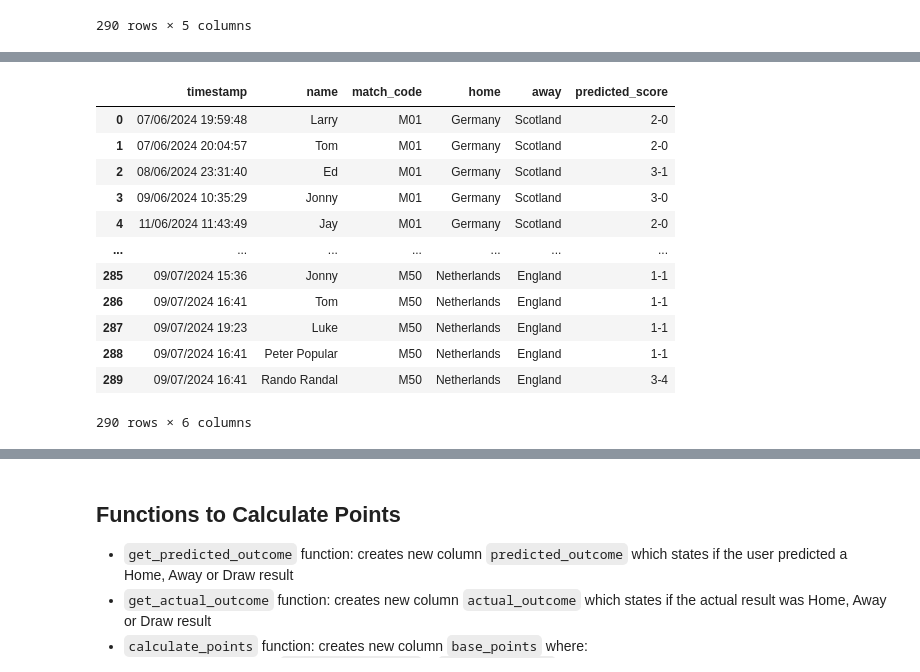
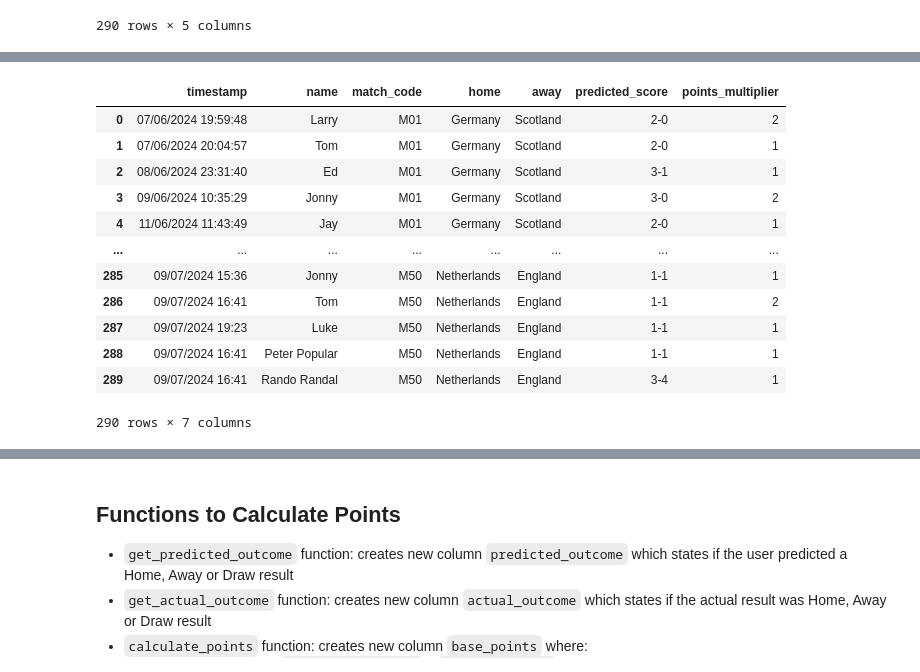
Before and after one commit to tmorgan94/euro2024-predictions, a Jupyter notebook: euro2024_predictions.ipynb, the cells around one changed output, grey strips where cells are left out. Saved outputs shown, nothing was run; the diff lists cells and outputs as text; code cells hidden in the pictures.

```diff
--- a/euro2024_predictions.ipynb
+++ b/euro2024_predictions.ipynb
@@ -152,5 +152,6 @@ df_predictions
 | 289 | 09/07/2024 16:41 | Rando Randal | M49. Spain v France | M50. Netherlands v England | 3-4 |
 290 rows × 5 columns
 # %%
-# # Create a new points_multiplier column
-# df_predictions['points_multiplier'] = df_predictions.apply(lambda row: 2 if row['bonus_match_code'] == row['match_code'] else 1, axis=1)
+# Create a new points_multiplier column
+df_predictions['points_multiplier'] = df_predictions.apply(lambda row: 2 if row['bonus_match_code'] == row['match_code'] else 1, axis=1)
+df_predictions
@@ -157,22 +172,22 @@ df_predictions
 # %%
 # Extract MatchCode, Home, and Away using regular expressions
 df_predictions[['match_code', 'home', 'away']] = df_predictions['match_code'].str.extract(r'(M\d{2}). (.+) v (.+)')
-df_predictions = df_predictions[['timestamp', 'name', 'match_code', 'home', 'away', 'predicted_score']]
+df_predictions = df_predictions[['timestamp', 'name', 'match_code', 'home', 'away', 'predicted_score', 'points_multiplier']]
 df_predictions
 # %% [output]
-|  | timestamp | name | match_code | home | away | predicted_score |
-| 0 | 07/06/2024 19:59:48 | Larry | M01 | Germany | Scotland | 2-0 |
-| 1 | 07/06/2024 20:04:57 | Tom | M01 | Germany | Scotland | 2-0 |
-| 2 | 08/06/2024 23:31:40 | Ed | M01 | Germany | Scotland | 3-1 |
-| 3 | 09/06/2024 10:35:29 | Jonny | M01 | Germany | Scotland | 3-0 |
-| 4 | 11/06/2024 11:43:49 | Jay | M01 | Germany | Scotland | 2-0 |
-| ... | ... | ... | ... | ... | ... | ... |
-| 285 | 09/07/2024 15:36 | Jonny | M50 | Netherlands | England | 1-1 |
-| 286 | 09/07/2024 16:41 | Tom | M50 | Netherlands | England | 1-1 |
-| 287 | 09/07/2024 19:23 | Luke | M50 | Netherlands | England | 1-1 |
-| 288 | 09/07/2024 16:41 | Peter Popular | M50 | Netherlands | England | 1-1 |
-| 289 | 09/07/2024 16:41 | Rando Randal | M50 | Netherlands | England | 3-4 |
+|  | timestamp | name | match_code | home | away | predicted_score | points_multiplier |
+| 0 | 07/06/2024 19:59:48 | Larry | M01 | Germany | Scotland | 2-0 | 2 |
+| 1 | 07/06/2024 20:04:57 | Tom | M01 | Germany | Scotland | 2-0 | 1 |
+| 2 | 08/06/2024 23:31:40 | Ed | M01 | Germany | Scotland | 3-1 | 1 |
+| 3 | 09/06/2024 10:35:29 | Jonny | M01 | Germany | Scotland | 3-0 | 2 |
+| 4 | 11/06/2024 11:43:49 | Jay | M01 | Germany | Scotland | 2-0 | 1 |
+| ... | ... | ... | ... | ... | ... | ... | ... |
+| 285 | 09/07/2024 15:36 | Jonny | M50 | Netherlands | England | 1-1 | 1 |
+| 286 | 09/07/2024 16:41 | Tom | M50 | Netherlands | England | 1-1 | 2 |
+| 287 | 09/07/2024 19:23 | Luke | M50 | Netherlands | England | 1-1 | 1 |
+| 288 | 09/07/2024 16:41 | Peter Popular | M50 | Netherlands | England | 1-1 | 1 |
+| 289 | 09/07/2024 16:41 | Rando Randal | M50 | Netherlands | England | 3-4 | 1 |
-290 rows × 6 columns
+290 rows × 7 columns
 # %%
 df_predictions_full = pd.merge(df_predictions, df_results_raw, on=['match_code', 'home', 'away'], how='left')
 df_predictions_full.to_csv('data/df_predictions_full.csv',index=False)
```
Also changed, not shown: parts of 13 cells of this notebook, 7 other files.
